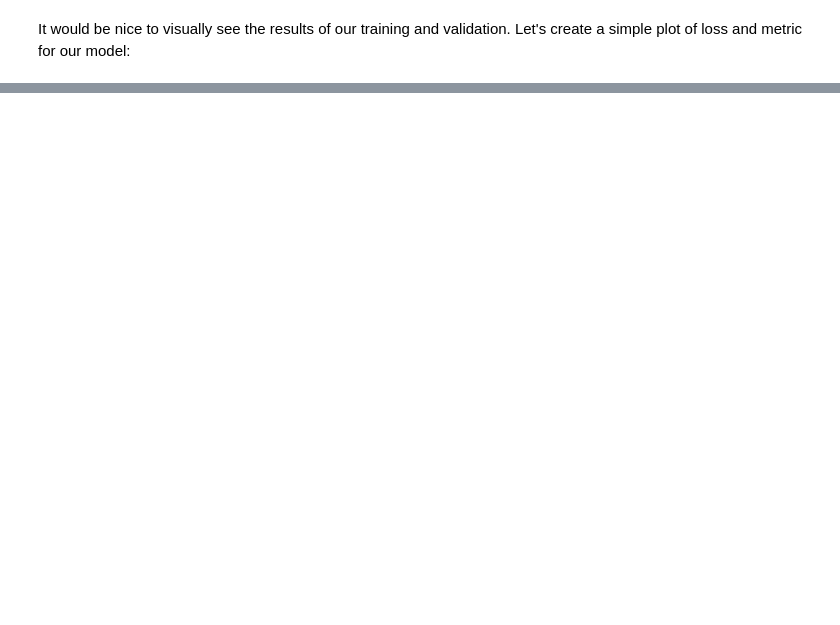
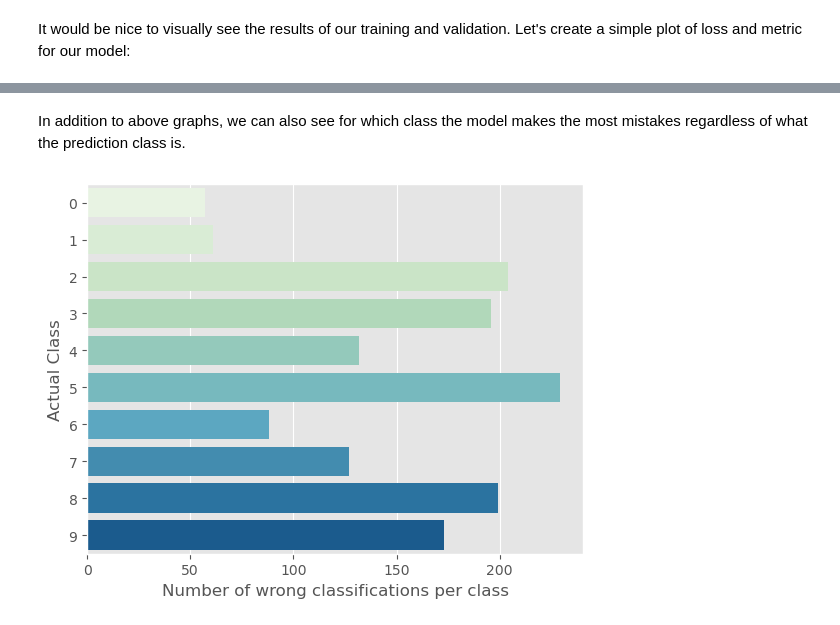
Before and after one commit to itacdonev/fastai-course, a Jupyter notebook: lecture_4/learning-pytorch-with-mnist.ipynb, the cells around one changed output, grey strips where cells are left out. Cells and saved outputs as stored; diff of their text form; code cells hidden in the pictures; blank space fills up the shorter version.

```diff
--- a/lecture_4/learning-pytorch-with-mnist.ipynb
+++ b/lecture_4/learning-pytorch-with-mnist.ipynb
@@ -898,0 +1031,22 @@ plot_training_results(model_hist, 'accuracy')
+# %% [markdown]
+In addition to above graphs, we can also see for which class the model makes the most mistakes regardless of what the prediction class is.
+# %%
+def misclass(pc, lc):
+    plt.style.use('ggplot')
+    df = pd.DataFrame({'preds': pc.numpy(),
+                       'labels': lc.numpy()})
+    df['misclass'] = (df.preds != df.labels).astype('int')
+    df['labels'] = df['labels'].astype('int')
+    df['miss_per_class'] = df.groupby('labels')['misclass'].transform('sum')
+    df = df[['labels', 'miss_per_class']].drop_duplicates().reset_index(drop=True)#set_index('labels')
+
+    sns.barplot(x='miss_per_class', y='labels', data=df, orient='h',
+                palette='GnBu')
+
+    plt.xlabel('Number of wrong classifications per class', size=12)
+    plt.ylabel('Actual Class', size=12)
+    plt.show()
+# %%
+misclass(pc, lc)
+# %% [output]
+[figure, added]
```
Also changed, not shown: parts of 38 cells of this notebook.
